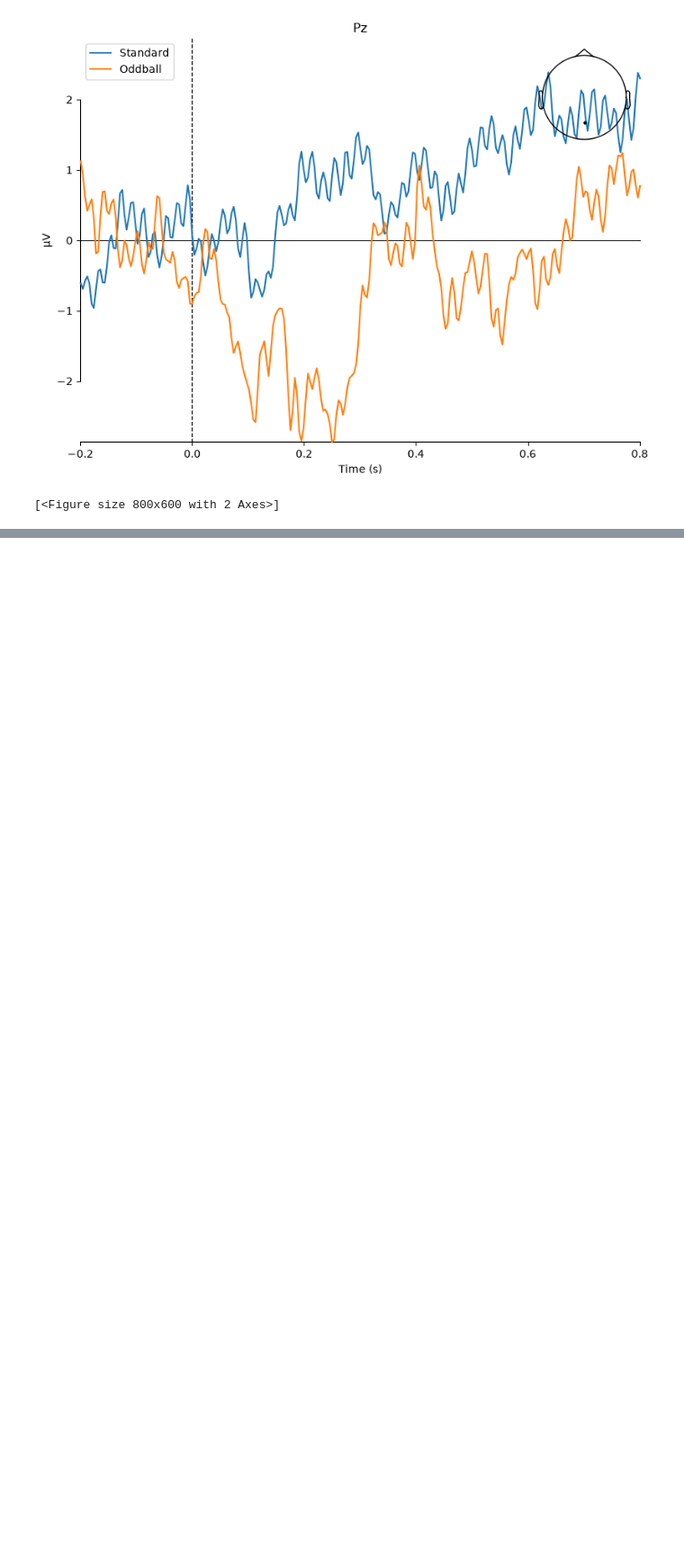
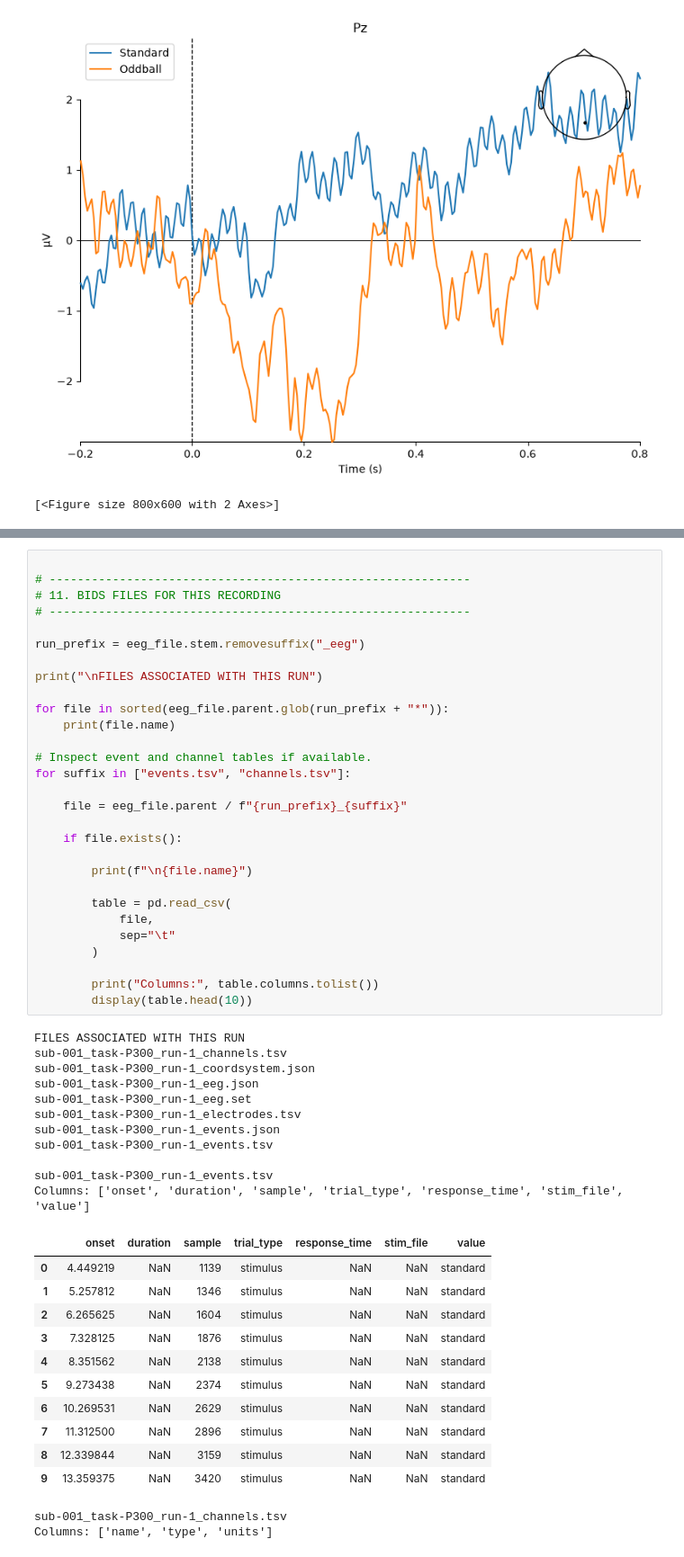
Before and after one commit to fafou7UBC/EEG_project, a Jupyter notebook: project1_openneuro/notebooks/01_explore_data.ipynb, the cells around one changed output, grey strips where cells are left out. Shown at 90% size. Saved outputs shown, nothing was run; the diff lists cells and outputs as text; blank space fills up the shorter version.

```diff
--- a/project1_openneuro/notebooks/01_explore_data.ipynb
+++ b/project1_openneuro/notebooks/01_explore_data.ipynb
@@ -244,0 +641,54 @@ mne.viz.plot_compare_evokeds(
+# %%
+
+# ------------------------------------------------------------
+# 11. BIDS FILES FOR THIS RECORDING
+# ------------------------------------------------------------
+
+run_prefix = eeg_file.stem.removesuffix("_eeg")
+
+print("\nFILES ASSOCIATED WITH THIS RUN")
+
+for file in sorted(eeg_file.parent.glob(run_prefix + "*")):
+    print(file.name)
+
+# Inspect event and channel tables if available.
+for suffix in ["events.tsv", "channels.tsv"]:
+
+    file = eeg_file.parent / f"{run_prefix}_{suffix}"
+
+    if file.exists():
+
+        print(f"\n{file.name}")
+
+        table = pd.read_csv(
+            file,
+            sep="\t"
+        )
+
+        print("Columns:", table.columns.tolist())
+        display(table.head(10))
+# %% [output]
+FILES ASSOCIATED WITH THIS RUN
+sub-001_task-P300_run-1_channels.tsv
+sub-001_task-P300_run-1_coordsystem.json
+sub-001_task-P300_run-1_eeg.json
+sub-001_task-P300_run-1_eeg.set
+sub-001_task-P300_run-1_electrodes.tsv
+sub-001_task-P300_run-1_events.json
+sub-001_task-P300_run-1_events.tsv
+
+sub-001_task-P300_run-1_events.tsv
+Columns: ['onset', 'duration', 'sample', 'trial_type', 'response_time', 'stim_file', 'value']
+|  | onset | duration | sample | trial_type | response_time | stim_file | value |
+| 0 | 4.449219 | NaN | 1139 | stimulus | NaN | NaN | standard |
+| 1 | 5.257812 | NaN | 1346 | stimulus | NaN | NaN | standard |
+| 2 | 6.265625 | NaN | 1604 | stimulus | NaN | NaN | standard |
+| 3 | 7.328125 | NaN | 1876 | stimulus | NaN | NaN | standard |
+| 4 | 8.351562 | NaN | 2138 | stimulus | NaN | NaN | standard |
+| 5 | 9.273438 | NaN | 2374 | stimulus | NaN | NaN | standard |
+| 6 | 10.269531 | NaN | 2629 | stimulus | NaN | NaN | standard |
+| 7 | 11.312500 | NaN | 2896 | stimulus | NaN | NaN | standard |
+| 8 | 12.339844 | NaN | 3159 | stimulus | NaN | NaN | standard |
+| 9 | 13.359375 | NaN | 3420 | stimulus | NaN | NaN | standard |
+sub-001_task-P300_run-1_channels.tsv
+Columns: ['name', 'type', 'units']
```
Also changed, not shown: parts of 13 cells of this notebook, 3 other files.
